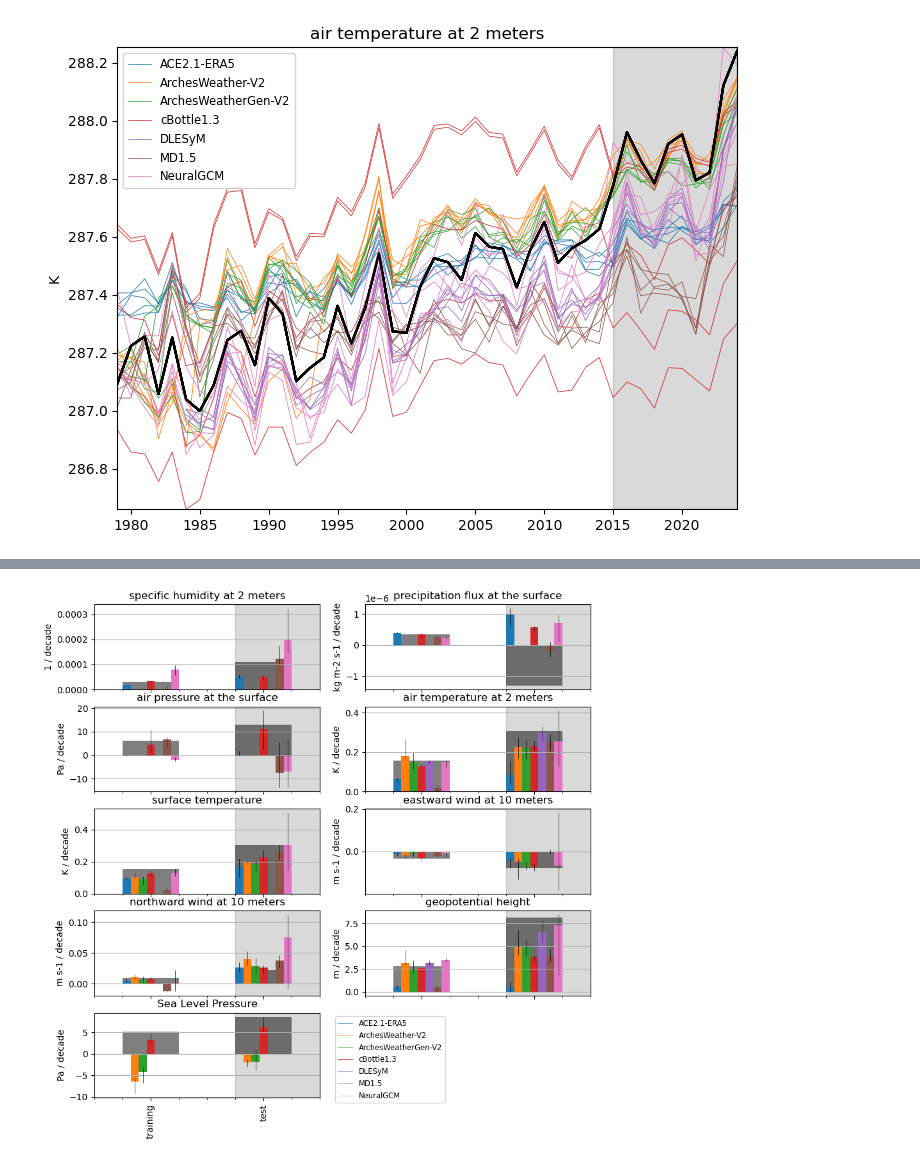
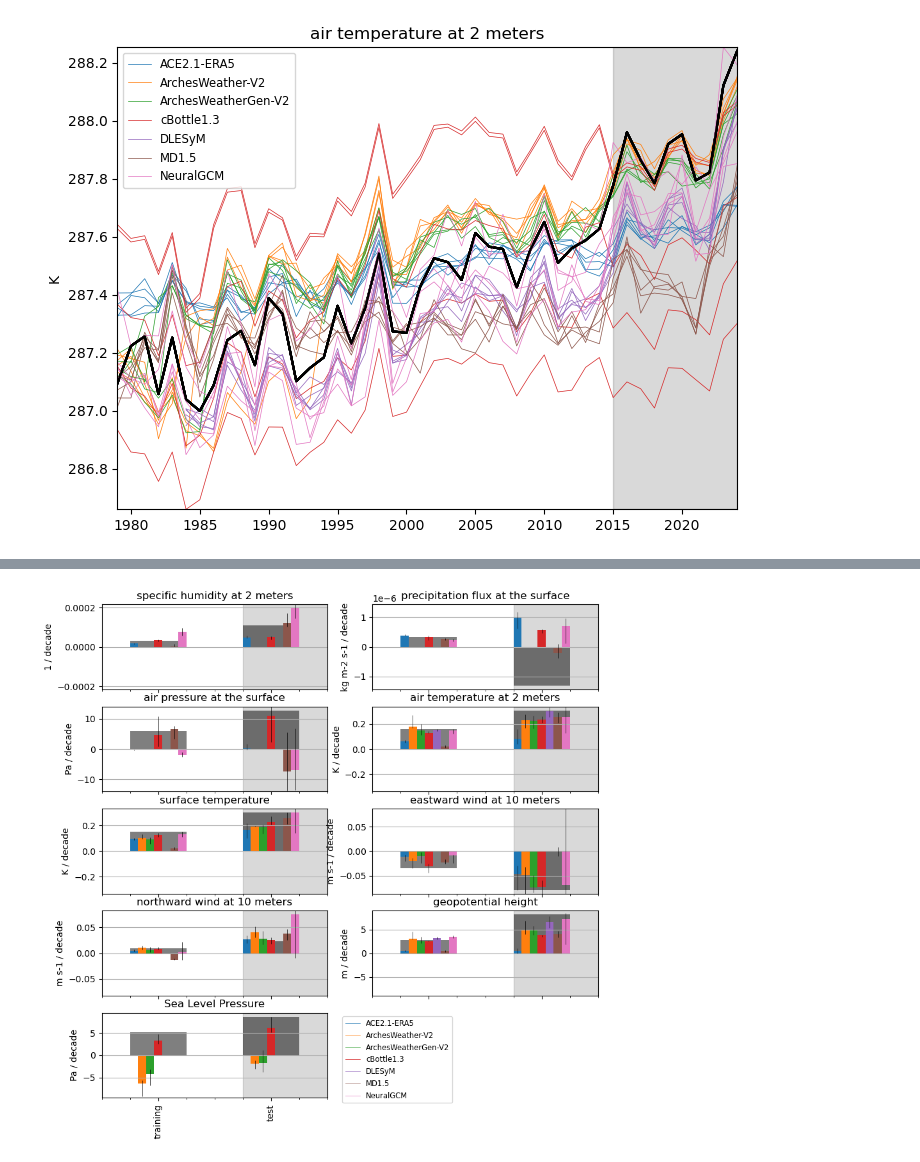
Before and after one commit to ai2cm/AIMIP, a Jupyter notebook: evaluations/2026-02-13-trends.ipynb, the cells around one changed output, grey strips where cells are left out. Drawn from its saved outputs; the diff is of its cells as text; code cells hidden in the pictures.

Commit message:
better trend plot y scale

```diff
--- a/evaluations/2026-02-13-trends.ipynb
+++ b/evaluations/2026-02-13-trends.ipynb
@@ -59,8 +59,8 @@ DLESYM_TEST_DATES = ('2015-01-01', '2024-12-31')
 LATITUDE_LIMITS = (-87.5, 87.5) # avoid regridding artifacts at the poles
 OUTDIR = './figures'
 CACHE_DIR = './cached'
-RESET_CACHE = True
-RESTORE_CACHE = False
+RESET_CACHE = False
+RESTORE_CACHE = True
 # %%
 monthly_data, _ = open_aimip_data(
     AIMIP_EXPERIMENT_SUBMISSIONS,
@@ -468,7 +466,12 @@ for pressure_var in pressure_vars:
     )
     ax.legend(trends.experiment_submission.values, fontsize='small')
     ax.grid(axis='y')
-    xlim, ylim = ax.get_xlim(), ax.get_ylim()
+    xlim = ax.get_xlim()
+    yscale = 1.1 * max([
+        np.abs(trends.median('realization')).max().item(),
+        np.abs(global_mean_trend_era5[pressure_var]).max().item(),
+    ])
+    ylim = -yscale, yscale
     ax.fill_between([xlim[1] / 2, xlim[1]], [ylim[0], ylim[0]], [ylim[1], ylim[1]], color='k', alpha=0.15, zorder=-1)
     ax.set_xlim(xlim)
     ax.set_ylim(ylim)
@@ -497,32 +500,37 @@ for ax, surface_var in zip(axes.flatten(), surface_vars):
     median.plot.bar(
         ax=ax, legend=False,
         yerr=np.concat([(median - lowest).values.T[:, None, :], (highest - median).values.T[:, None, :]], axis=1),
         capsize=0,
         error_kw=dict(elinewidth=0.5),
     )
     if surface_var in global_mean_trend_era5.data_vars:
         (
             global_mean_trend_era5[surface_var]
             .to_dataframe().unstack()
             .plot.bar(ax=ax, color='k', zorder=-1, legend=False, alpha=0.5)
         )
     ax.grid(axis='y')
-    xlim, ylim = ax.get_xlim(), ax.get_ylim()
+    xlim = ax.get_xlim()
+    yscale = 1.1 * max([
+        np.abs(trends.median('realization')).max().item(),
+        np.abs(global_mean_trend_era5[surface_var]).max().item(),
+    ])
+    ylim = -yscale, yscale
     ax.fill_between([xlim[1] / 2, xlim[1]], [ylim[0], ylim[0]], [ylim[1], ylim[1]], color='k', alpha=0.15, zorder=-1)
     ax.set_xlim(xlim)
     ax.set_ylim(ylim)
     ax.set_xlabel('')
     ax.set_xticklabels([time_period for time_period in global_mean_trend['time_period'].values])
     ax.set_ylabel(f"{regridded_global_annual_means[surface_var].attrs.get('units', surface_var)} / decade")
     ax.set_title(f"{regridded_global_annual_means[surface_var].attrs.get('long_name', surface_var)}")
     if ax is axes.flatten()[-2]:
         axes.flatten()[-1].set_axis_off()
         ax.legend(
             handles,
             regridded_global_annual_means.coords["experiment_submission"].values,
             bbox_to_anchor=(1.05, 1), loc='upper left', fontsize='small'
         )
     fig.patch.set_alpha(0.0)
     fig.savefig(os.path.join(OUTDIR, f"trend_mean_surface_variables.png"), bbox_inches="tight")
 # %% [output]
-[figure, old version]
+[figure, new version]
```
Also changed, not shown: parts of 3 cells of this notebook.
